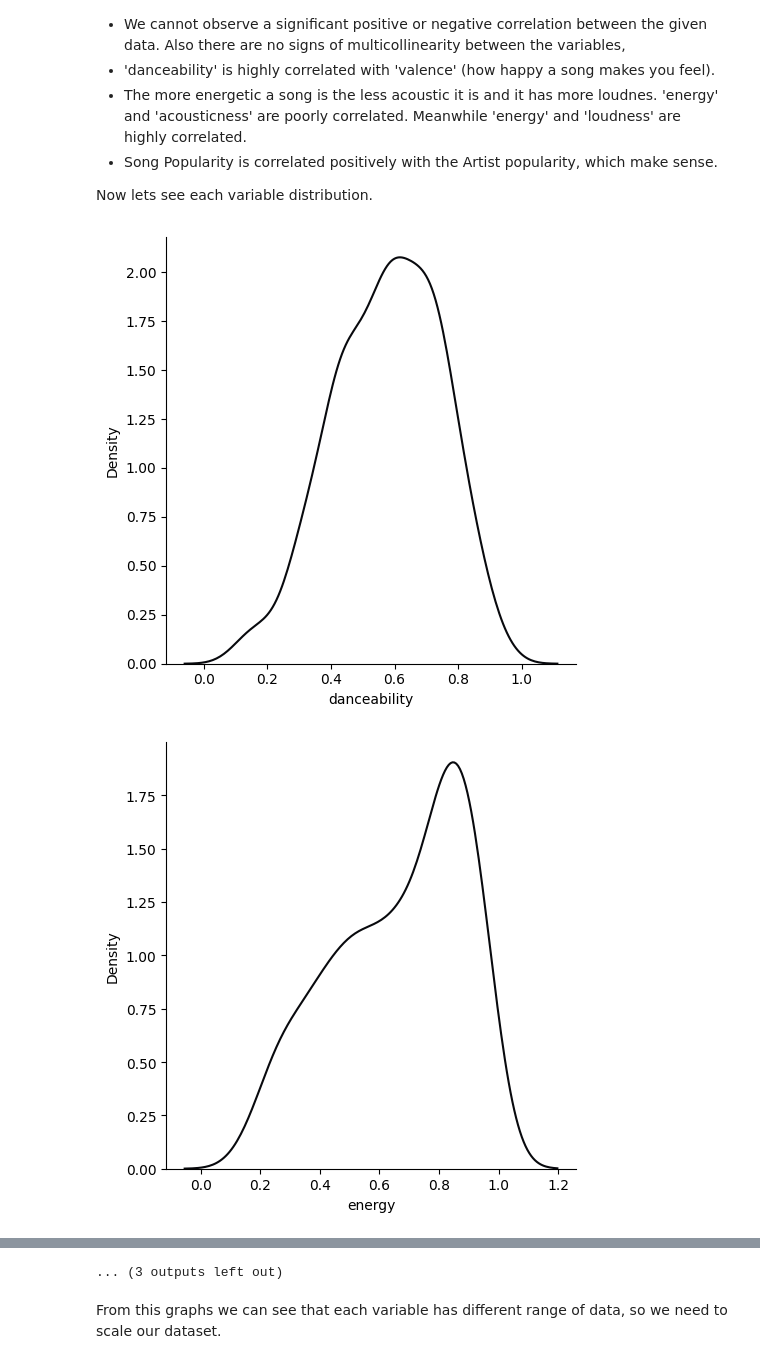
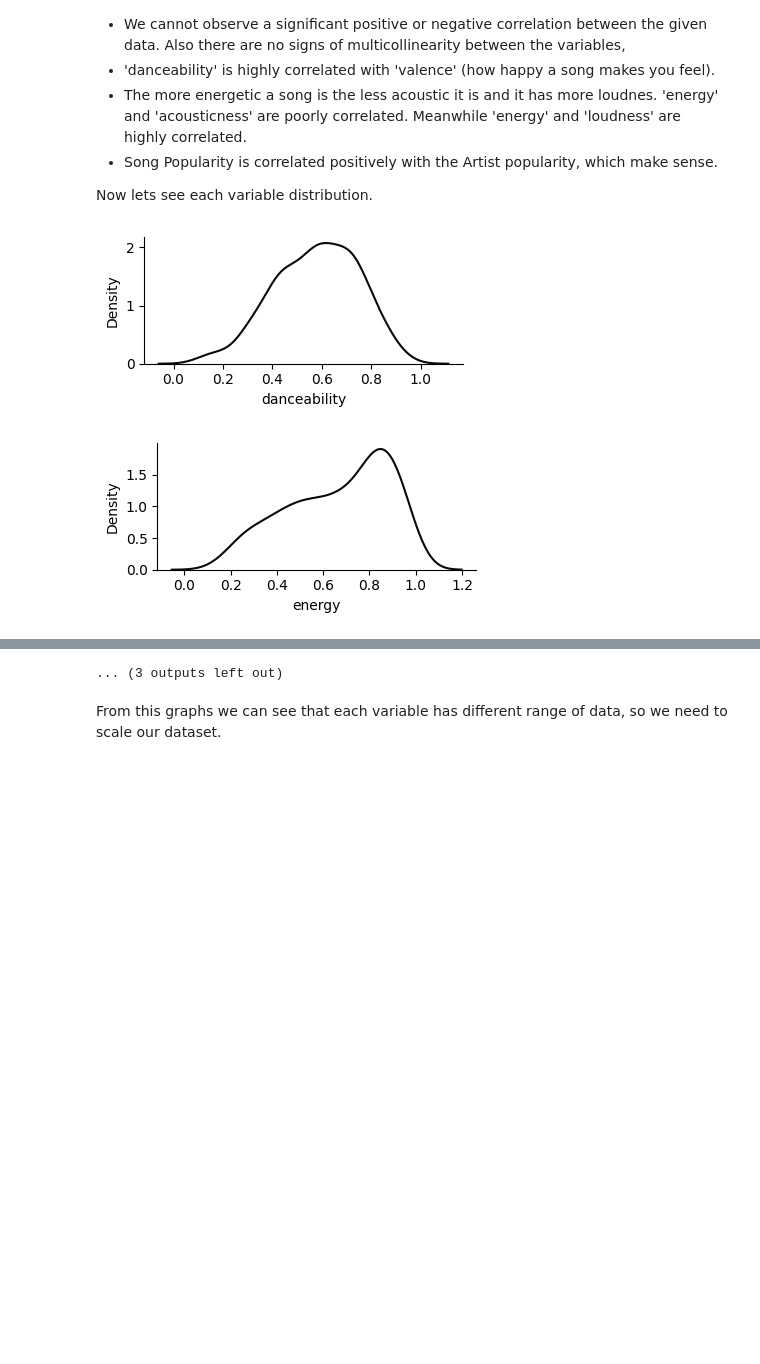
Before and after one commit to bautidea/kaggle_competitions, a Jupyter notebook: spotify_clustering/notebook_resolucion.ipynb, the cells around one changed output, grey strips where cells are left out. Drawn from its saved outputs; the diff is of its cells as text; code cells hidden in the pictures; blank space fills up the shorter version.

```diff
--- a/spotify_clustering/notebook_resolucion.ipynb
+++ b/spotify_clustering/notebook_resolucion.ipynb
@@ -173,9 +168,9 @@ Now lets see each variable distribution.
 # %%
 plot_cols = data_num_cols.columns.tolist()
 plot_cols.remove('mode')
 for i in plot_cols:
-    sns.displot(data=data_num_cols, x=i, kind='kde')
+    sns.displot(data=data_num_cols, x=i, kind='kde',height=2, aspect=2)
     plt.show()
 # %% [output]
-[figure, old version]
+[figure, new version]
-[figure, old version]
+[figure, new version]
```
Also changed, not shown: parts of 24 cells of this notebook.
